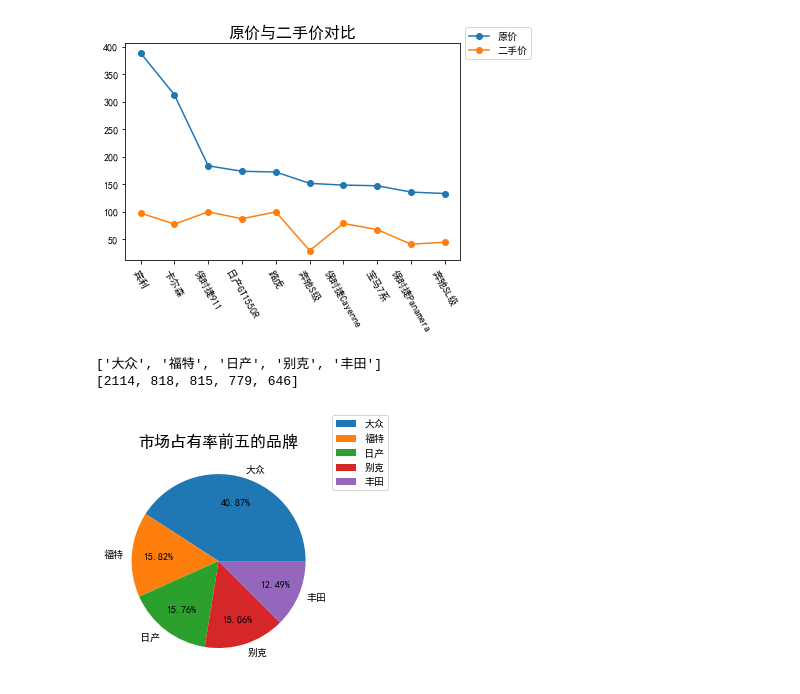
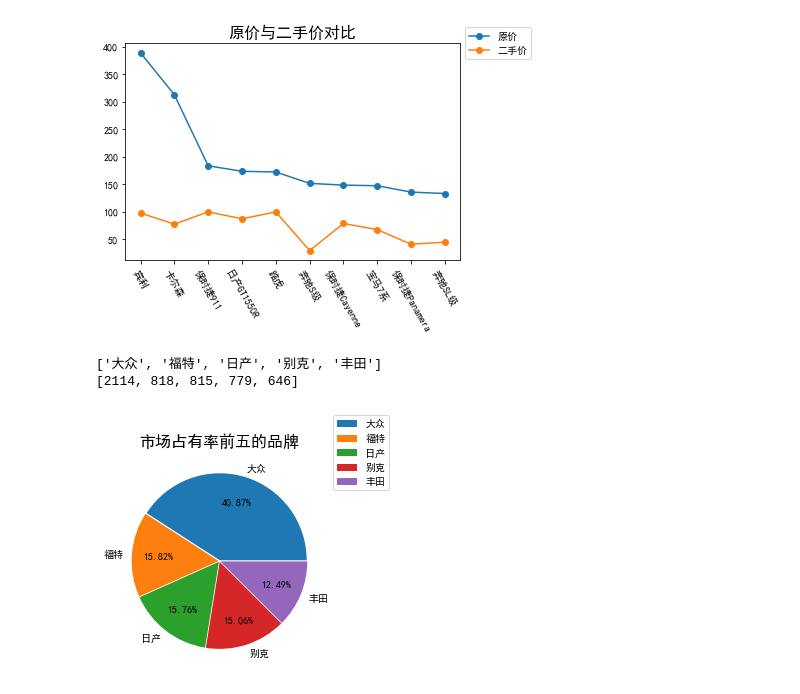
Before and after one commit to yangyezhuang/Python, a Jupyter notebook: Python数据分析/二手车实战/src/car.ipynb, the cells around one changed output. Drawn from its saved outputs; the diff is of its cells as text; code cells hidden in the pictures.

```diff
--- a/Python数据分析/二手车实战/src/car.ipynb
+++ b/Python数据分析/二手车实战/src/car.ipynb
@@ -156,19 +156,19 @@ plt.show()
 # %%
 # 市场占有率前五的品牌
 df3 = df['title'].value_counts()[:5]
 df3_title = df3.index.tolist()
 df3_total = df3.values.tolist()
 print(df3_title)
 print(df3_total)
 
 
 plt.title('市场占有率前五的品牌',fontsize=16)
-explode = [0]*len(df3_title)
+explode = [0.01]*len(df3_title)
 plt.pie(df3_total,explode,df3_title,pctdistance=0.7,autopct='%.2f%%')
 plt.legend(loc='center left',bbox_to_anchor=[1,0.5,0.5,1])
 plt.savefig('../resources/市场占有率前五的品牌.jpg')
 plt.show()
 # %% [output]
 ['大众', '福特', '日产', '别克', '丰田']
 [2114, 818, 815, 779, 646]
-[figure, old version]
+[figure, new version]
```
Also changed, not shown: parts of 1 cell of this notebook.
